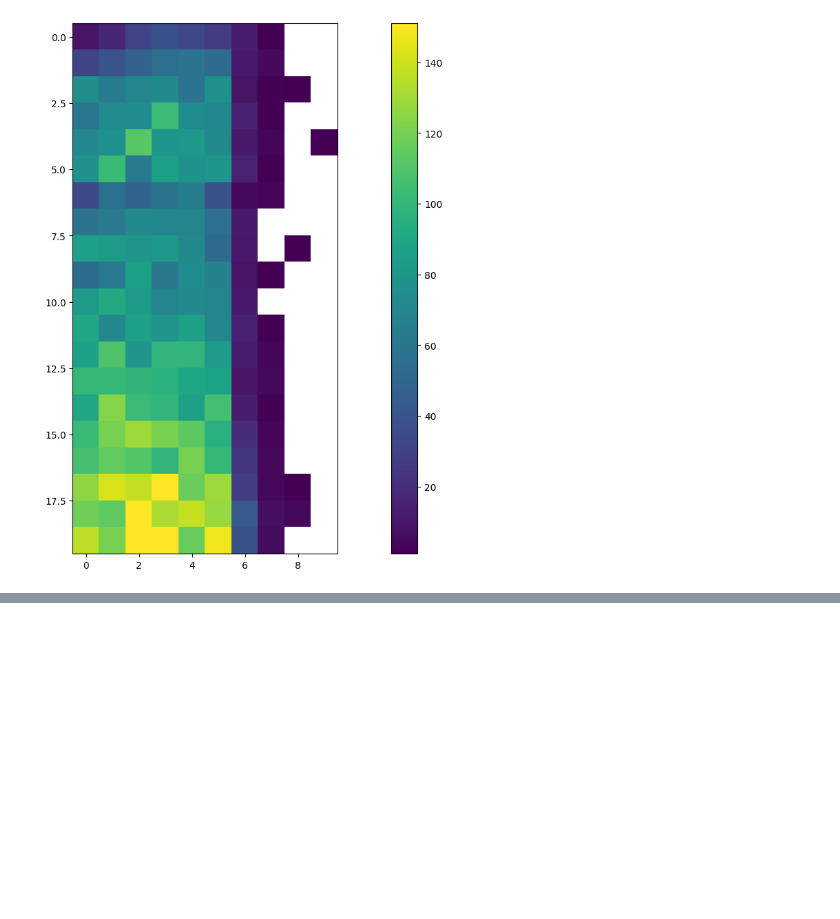
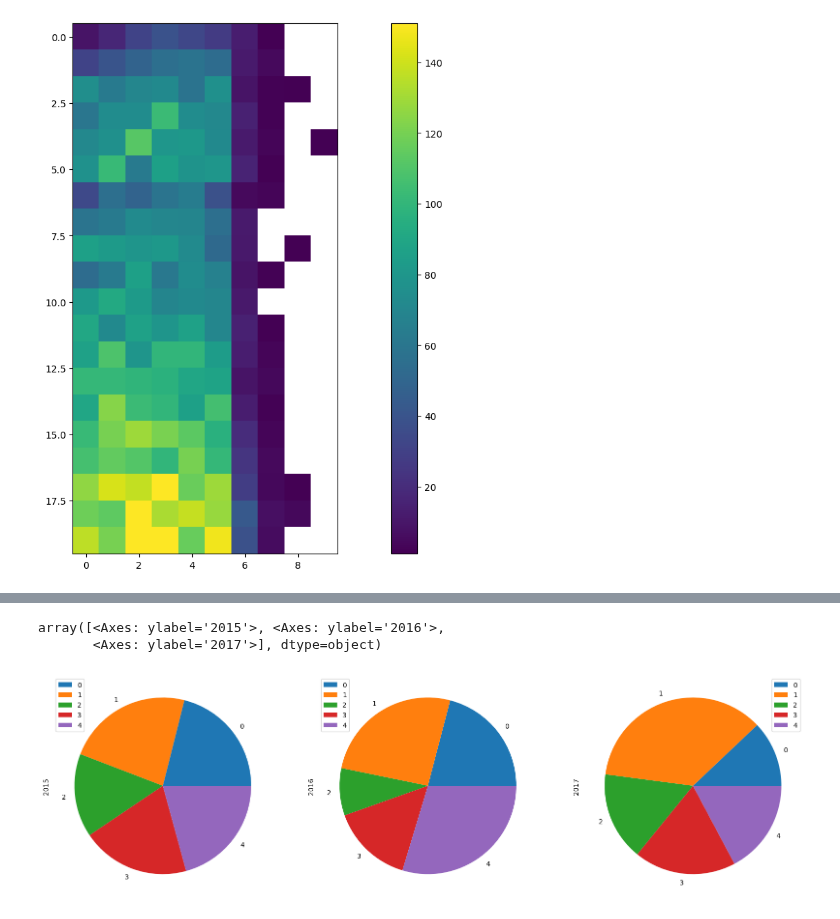
Before and after one commit to Abhishek6706/Fundamentals, a Jupyter notebook: matplotlib/advanced.ipynb, the cells around one changed output, grey strips where cells are left out. Cells and saved outputs as stored; diff of their text form; code cells hidden in the pictures; blank space fills up the shorter version.

```diff
--- a/matplotlib/advanced.ipynb
+++ b/matplotlib/advanced.ipynb
@@ -754,0 +875,6 @@ plt.show()
+# %%
+batsman_season_record_df[['2015','2016','2017']].plot(kind='pie', subplots=True, xlabel='batsman', figsize=(20,8))
+# %% [output]
+array([<Axes: ylabel='2015'>, <Axes: ylabel='2016'>,
+       <Axes: ylabel='2017'>], dtype=object)
+[figure, added]
```
Also changed, not shown: parts of 15 cells of this notebook, 1 other file.
